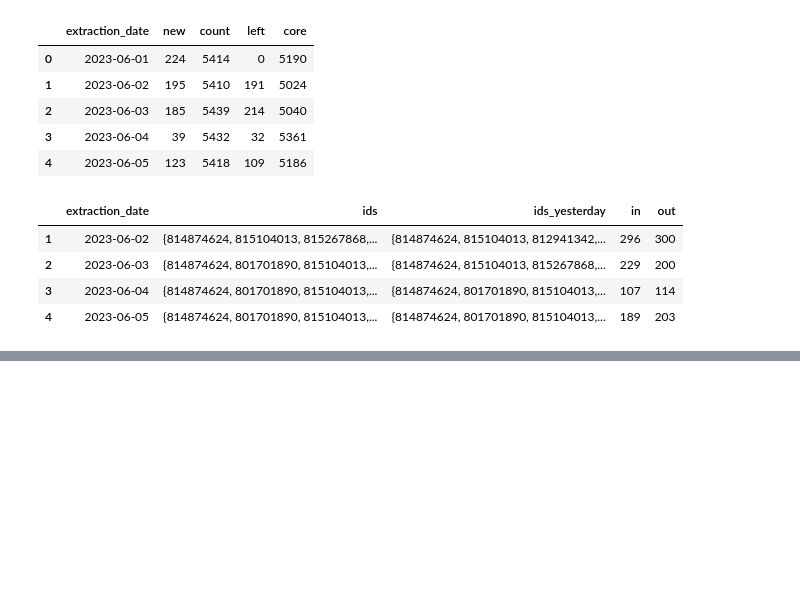
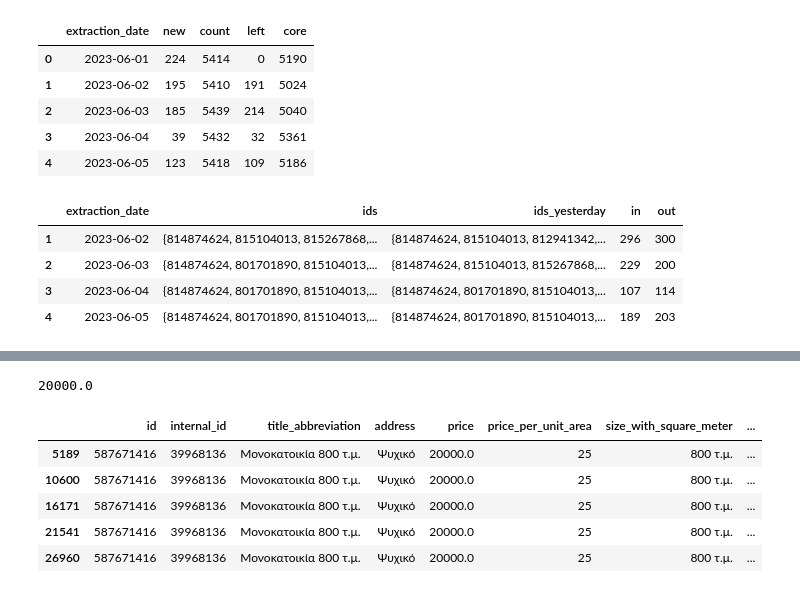
Before and after one commit to GerasimosPanagiotakopoulos/real-estate, a Jupyter notebook: Dashboard.ipynb, the cells around one changed output, grey strips where cells are left out. Drawn from its saved outputs; the diff is of its cells as text; code cells hidden in the pictures; blank space fills up the shorter version.

```diff
--- a/Dashboard.ipynb
+++ b/Dashboard.ipynb
@@ -409,3 +33,3 @@ df_full[df_full['min_level']== -1]
 # %%
-df_full["is_new"] = df_full["days_passed"] == 0
+# df_full["is_new"] = df_full["days_passed"] == 0
 # %%
@@ -567,0 +533,5 @@ Dash is running on http://127.0.0.1:8050/
+# %%
+df_full['construction_era'] = pd.cut(df_full['construction_year'],
+                                     bins=[0, 1970, 1980, 1990, 2000, 2010, 2020, 2030],
+                                     labels=['< 1970', '1970-1980', '1980-1990', '1990-2000', '2000-2010', '2010-2020', '> 2020'])
+df_price_by_year = df_full.groupby('construction_era')[['price_per_area']].mean()
@@ -567,0 +576,4 @@ Dash is running on http://127.0.0.1:8050/
+# %%
+df_full['area_group'] = pd.cut(df_full['area'],
+                                     bins=[0, 20, 40, 60, 80, 100, 120, 140, 10000],
+                                     labels=['< 20', '21-40', '41-60', '61-80', '81-100', '101-120', '121-140', '> 140'])
@@ -567,0 +642,13 @@ Dash is running on http://127.0.0.1:8050/
+# %%
+df_full['price'].max()
+# %% [output]
+20000.0
+# %%
+df_full[df_full['price'] == 20000]
+# %% [output]
+|  | id | internal_id | title_abbreviation | address | price | price_per_unit_area | size_with_square_meter | ... |
+| 5189 | 587671416 | 39968136 | Μονοκατοικία 800 τ.μ. | Ψυχικό | 20000.0 | 25 | 800 τ.μ. | ... |
+| 10600 | 587671416 | 39968136 | Μονοκατοικία 800 τ.μ. | Ψυχικό | 20000.0 | 25 | 800 τ.μ. | ... |
+| 16171 | 587671416 | 39968136 | Μονοκατοικία 800 τ.μ. | Ψυχικό | 20000.0 | 25 | 800 τ.μ. | ... |
+| 21541 | 587671416 | 39968136 | Μονοκατοικία 800 τ.μ. | Ψυχικό | 20000.0 | 25 | 800 τ.μ. | ... |
+| 26960 | 587671416 | 39968136 | Μονοκατοικία 800 τ.μ. | Ψυχικό | 20000.0 | 25 | 800 τ.μ. | ... |
```
Also changed, not shown: parts of 26 cells of this notebook, 3 other files.
